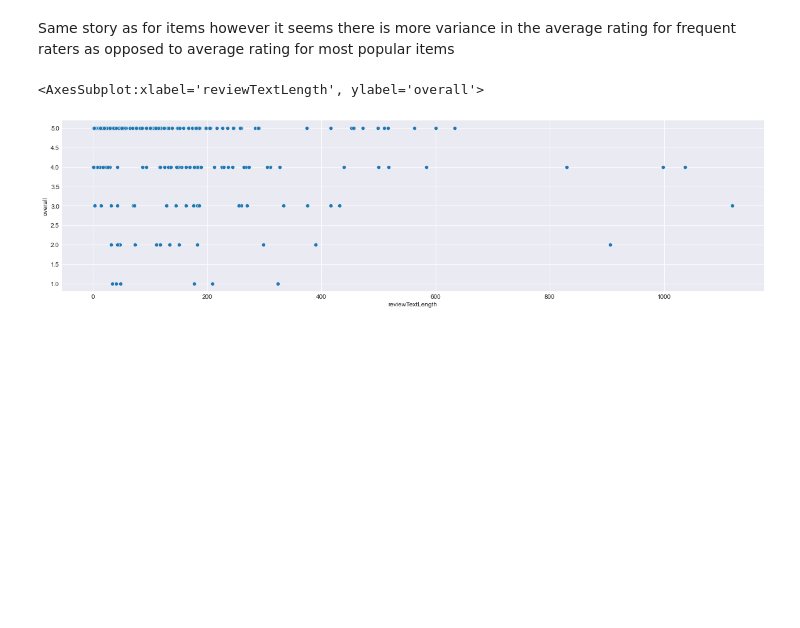
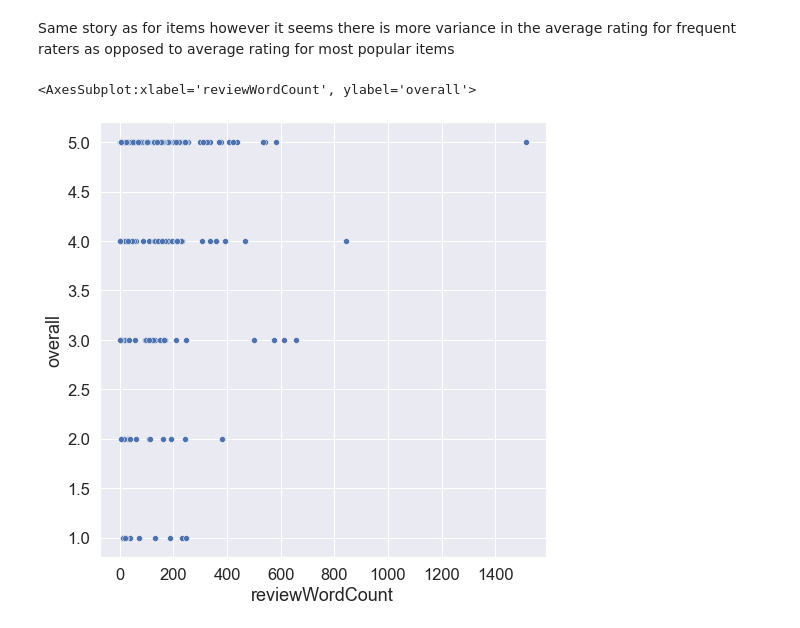
Before and after one commit to MattB17/AmazonRecommenderSystem, a Jupyter notebook: Exploration.ipynb, the cells around one changed output. Drawn from its saved outputs; the diff is of its cells as text; code cells hidden in the pictures; blank space fills up the shorter version.

```diff
--- a/Exploration.ipynb
+++ b/Exploration.ipynb
@@ -9,6 +9,7 @@ import matplotlib.pyplot as plt
 sns.set_style('whitegrid')
 plt.style.use('seaborn-darkgrid')
 %matplotlib inline
+sns.set(font_scale=1.5)
 # %%
 data = []
 with open(os.path.join('data', 'train.json'), 'r') as train_file:
@@ -358,12 +366,12 @@ visualize_grouped_ratings(frequent_rater_ratings)
 # %% [markdown]
 Same story as for items however it seems there is more variance in the average rating for frequent raters as opposed to average rating for most popular items
 # %%
-analysis_df['reviewTextLength'] = analysis_df['reviewText'].apply(lambda x: len(str(x).split()))
+analysis_df['reviewWordCount'] = analysis_df['reviewText'].apply(lambda x: len(str(x).split()))
 
 review_length_df = analysis_df.sample(250)
 
-plt.figure(figsize=(20, 5))
-sns.scatterplot(data=review_length_df, x='reviewTextLength', y='overall')
+plt.figure(figsize=(8, 8))
+sns.scatterplot(data=review_length_df, x='reviewWordCount', y='overall')
 # %% [output]
-<AxesSubplot:xlabel='reviewTextLength', ylabel='overall'>
+<AxesSubplot:xlabel='reviewWordCount', ylabel='overall'>
-[figure, old version]
+[figure, new version]
```
Also changed, not shown: parts of 7 cells of this notebook, 1 other file.
